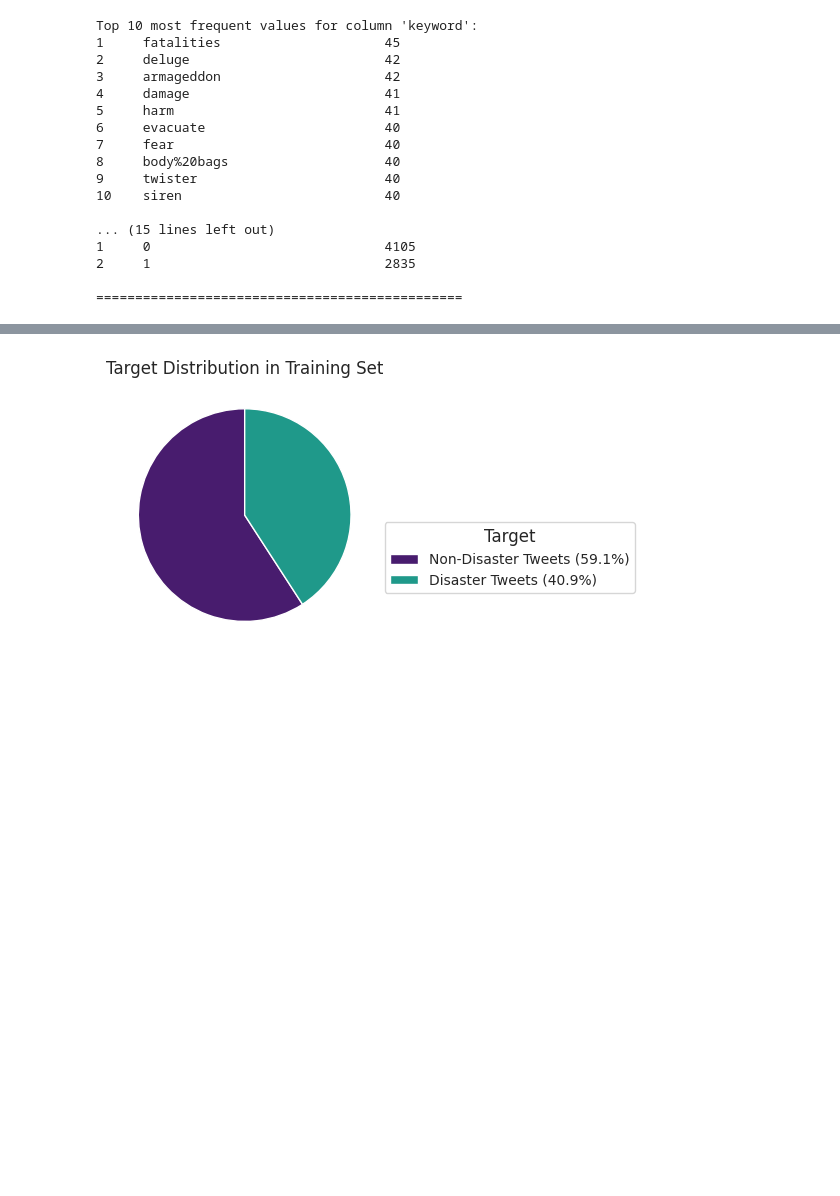
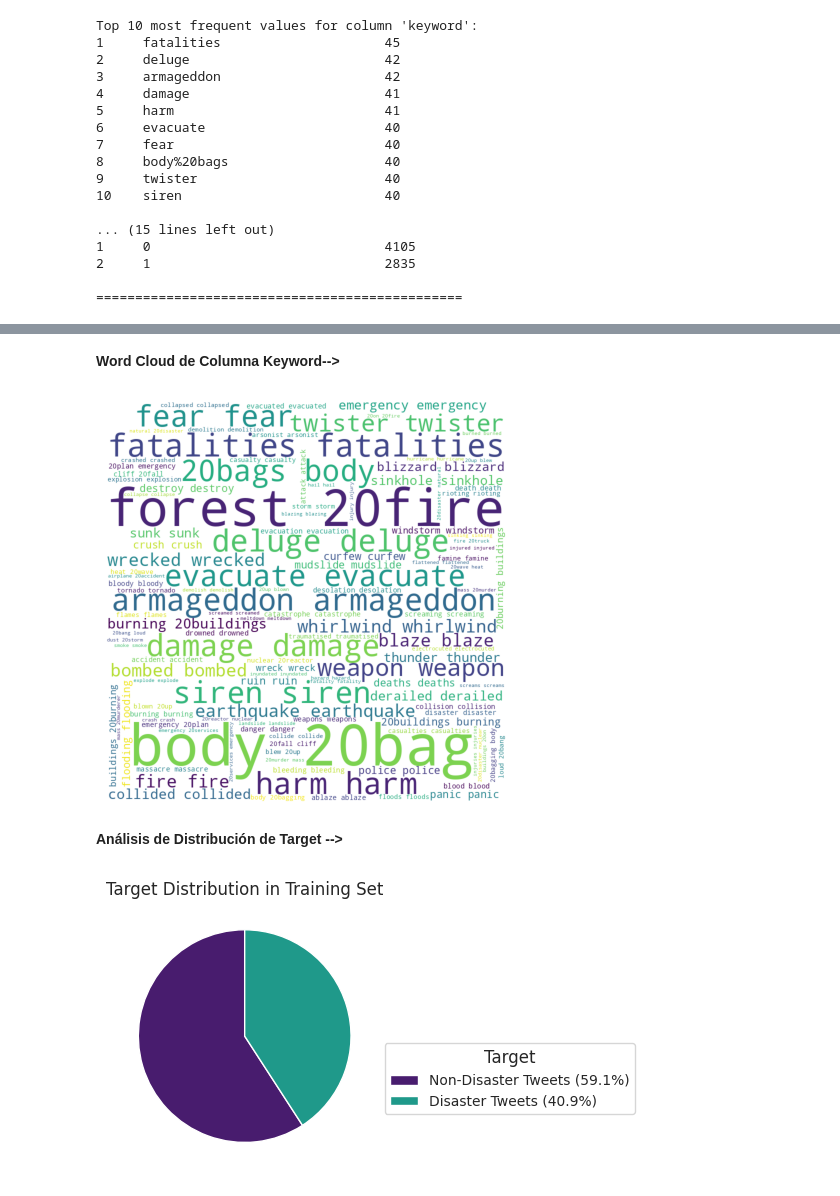
Before and after one commit to Andrea-gt/tweet-classification, a Jupyter notebook: tweet_classification.ipynb, the cells around one changed output, grey strips where cells are left out. Saved outputs shown, nothing was run; the diff lists cells and outputs as text; code cells hidden in the pictures; blank space fills up the shorter version.

```diff
--- a/tweet_classification.ipynb
+++ b/tweet_classification.ipynb
@@ -274,3 +307,31 @@ Top 10 most frequent values for column 'keyword':
+# %% [markdown]
+**Word Cloud de Columna Keyword-->**
+# %%
+# Initialize an empty string to store all keywords
+comment_words = ''
+
+# Iterate through the 'keyword' column and concatenate the keywords into a single string
+for val in df['keyword']:
+    comment_words += (val + " ")
+
+# Generate the word cloud using the concatenated string of keywords
+wordcloud = WordCloud(width=800, height=800,
+                      background_color='white',
+                      stopwords=None,  # Adjust this if you have a list of stopwords to exclude
+                      min_font_size=10).generate(comment_words)
+
+# Plot the WordCloud image
+plt.figure(figsize=(6, 4), facecolor=None)
+plt.imshow(wordcloud)
+plt.axis("off")
+plt.tight_layout(pad=0)
+
+# Show the plot
+plt.show()
+# %% [output]
+[figure, added]
+# %% [markdown]
+**Análisis de Distribución de Target -->**
 # %%
 # Create a figure with a single subplot
 fig, ax = plt.subplots(figsize=(6, 4), dpi=100)  # Use subplots() to get the Axes object
```
Also changed, not shown: parts of 5 cells of this notebook, 2 other files.
